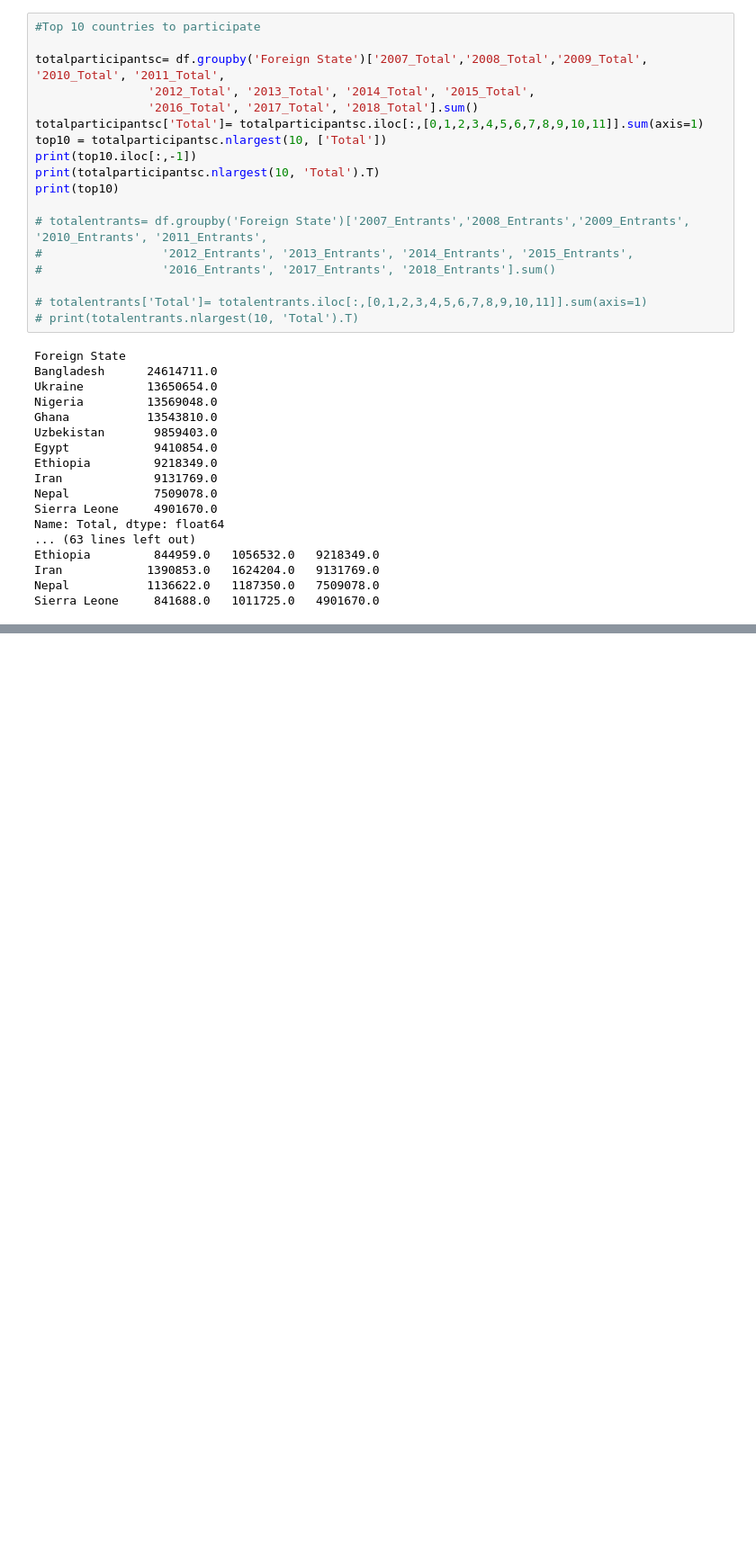
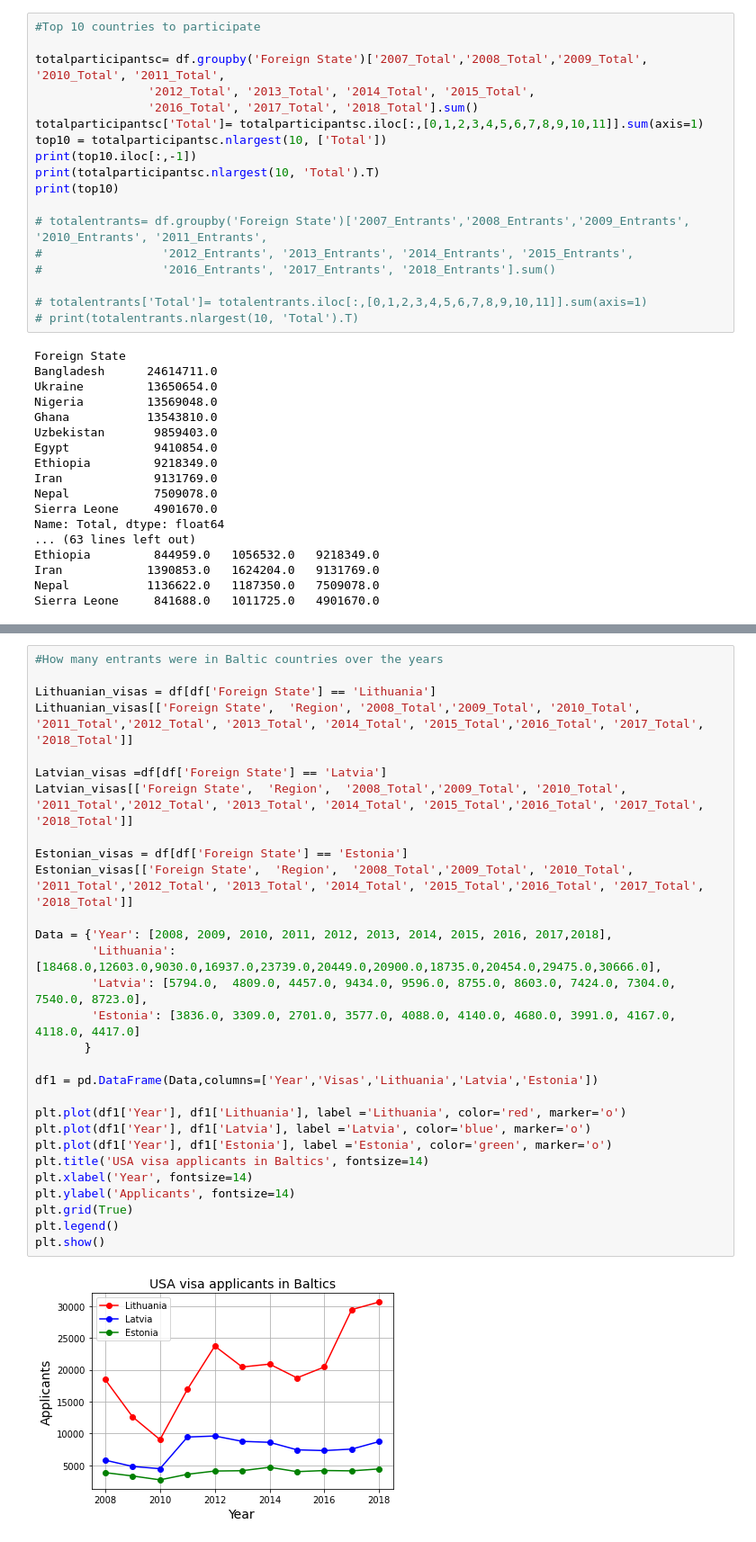
Before and after one commit to grazgute/20211109VSCPYTB2B, a Jupyter notebook: project_usa_visas.ipynb, the cells around one changed output, grey strips where cells are left out. Shown: that part at 90% size. Drawn from its saved outputs; the diff is of its cells as text; blank space fills up the shorter version.

```diff
--- a/project_usa_visas.ipynb
+++ b/project_usa_visas.ipynb
@@ -397,0 +285,31 @@ ModuleNotFoundError: No module named 'geopandas'
+# %%
+#How many entrants were in Baltic countries over the years
+
+Lithuanian_visas = df[df['Foreign State'] == 'Lithuania']
+Lithuanian_visas[['Foreign State',  'Region', '2008_Total','2009_Total', '2010_Total', '2011_Total','2012_Total', '2013_Total', '2014_Total', '2015_Total','2016_Total', '2017_Total', '2018_Total']]
+
+Latvian_visas =df[df['Foreign State'] == 'Latvia']
+Latvian_visas[['Foreign State',  'Region',  '2008_Total','2009_Total', '2010_Total', '2011_Total','2012_Total', '2013_Total', '2014_Total', '2015_Total','2016_Total', '2017_Total', '2018_Total']]
+
+Estonian_visas = df[df['Foreign State'] == 'Estonia']
+Estonian_visas[['Foreign State',  'Region',  '2008_Total','2009_Total', '2010_Total', '2011_Total','2012_Total', '2013_Total', '2014_Total', '2015_Total','2016_Total', '2017_Total', '2018_Total']]
+
+Data = {'Year': [2008, 2009, 2010, 2011, 2012, 2013, 2014, 2015, 2016, 2017,2018],
+        'Lithuania': [18468.0,12603.0,9030.0,16937.0,23739.0,20449.0,20900.0,18735.0,20454.0,29475.0,30666.0],
+        'Latvia': [5794.0,	4809.0,	4457.0,	9434.0,	9596.0,	8755.0,	8603.0,	7424.0,	7304.0,	7540.0,	8723.0],
+        'Estonia': [3836.0,	3309.0,	2701.0,	3577.0,	4088.0,	4140.0,	4680.0,	3991.0,	4167.0,	4118.0,	4417.0]
+       }
+
+df1 = pd.DataFrame(Data,columns=['Year','Visas','Lithuania','Latvia','Estonia'])
+
+plt.plot(df1['Year'], df1['Lithuania'], label ='Lithuania', color='red', marker='o')
+plt.plot(df1['Year'], df1['Latvia'], label ='Latvia', color='blue', marker='o')
+plt.plot(df1['Year'], df1['Estonia'], label ='Estonia', color='green', marker='o')
+plt.title('USA visa applicants in Baltics', fontsize=14)
+plt.xlabel('Year', fontsize=14)
+plt.ylabel('Applicants', fontsize=14)
+plt.grid(True)
+plt.legend()
+plt.show()
+# %% [output]
+[figure, added]
```
Also changed, not shown: parts of 7 cells of this notebook.
